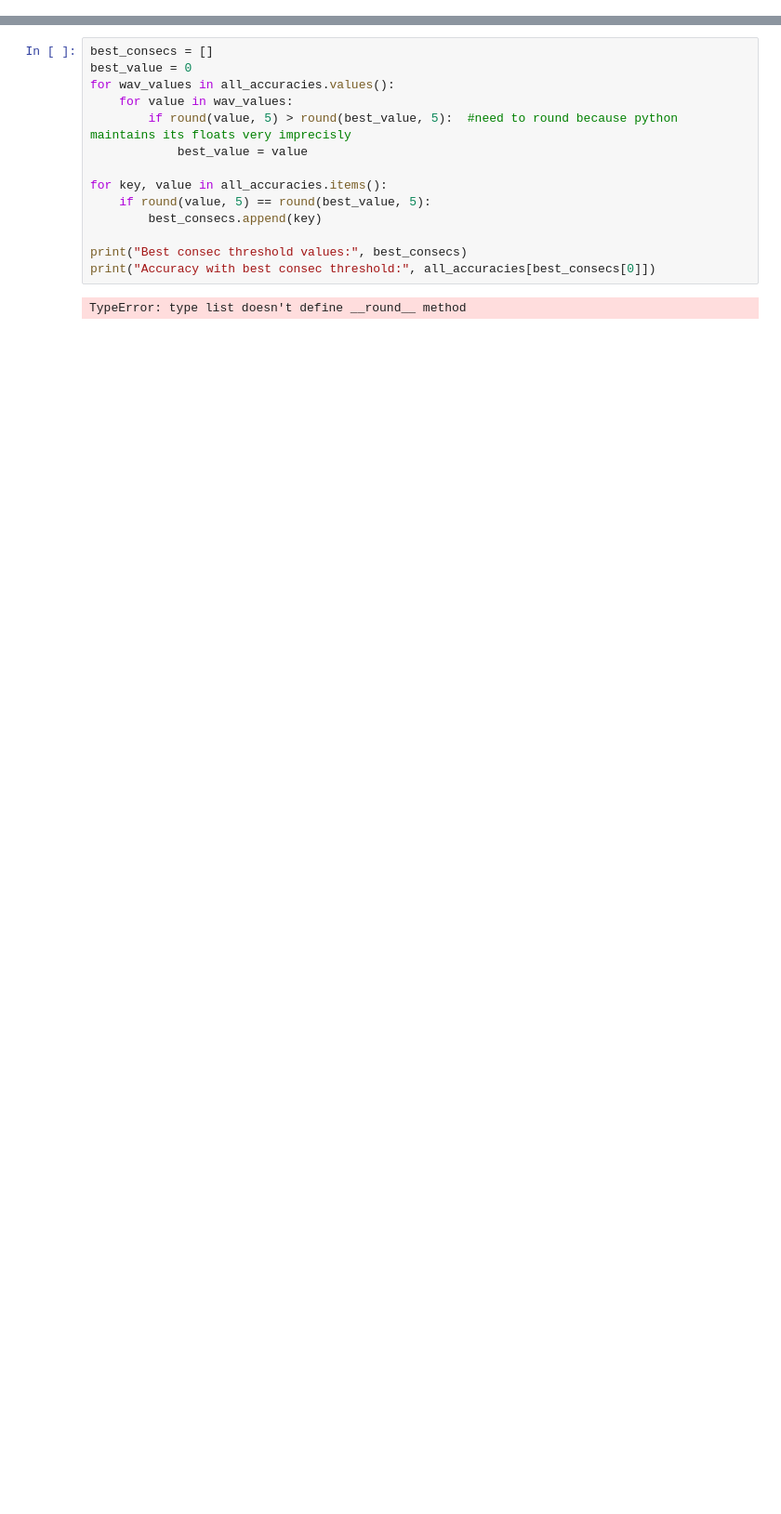
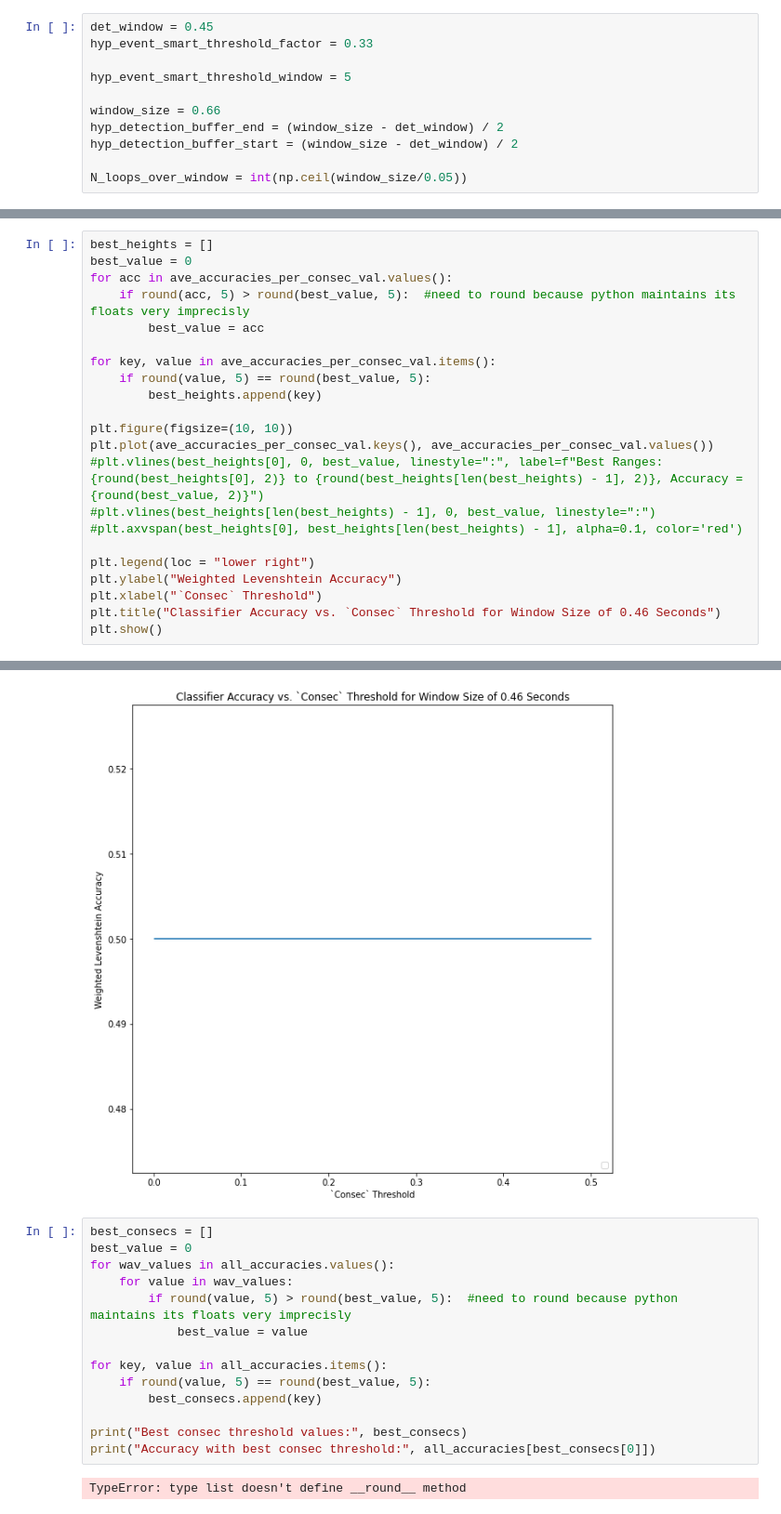
Before and after one commit to BruceWangXD/SpaceInvaders, a Jupyter notebook: notebooks/Zeroes Classifier Consec Optimisation.ipynb, the cells around one changed output, grey strips where cells are left out. Shown: that part at 93% size. Cells and saved outputs as stored; diff of their text form; blank space fills up the shorter version.

```diff
--- a/notebooks/Zeroes Classifier Consec Optimisation.ipynb
+++ b/notebooks/Zeroes Classifier Consec Optimisation.ipynb
@@ -47,4 +123,15 @@ def my_lev_dist(prediction, actual, L_cost = 1.25, R_cost = 1.25, under_score_co
 
 def ts_zero_crossings(x):
     return np.sum(x[0:-1]*x[1::] <= 0)
+# %%
+det_window = 0.45
+hyp_event_smart_threshold_factor = 0.33
+
+hyp_event_smart_threshold_window = 5
+
+window_size = 0.66
+hyp_detection_buffer_end = (window_size - det_window) / 2
+hyp_detection_buffer_start = (window_size - det_window) / 2
+
+N_loops_over_window = int(np.ceil(window_size/0.05))
 # %%
@@ -162,0 +215,23 @@ plt.legend(waves.keys())
+# %%
+best_heights = []
+best_value = 0
+for acc in ave_accuracies_per_consec_val.values():
+    if round(acc, 5) > round(best_value, 5):  #need to round because python maintains its floats very imprecisly
+        best_value = acc
+
+for key, value in ave_accuracies_per_consec_val.items():
+    if round(value, 5) == round(best_value, 5):
+        best_heights.append(key)
+
+plt.figure(figsize=(10, 10))
+plt.plot(ave_accuracies_per_consec_val.keys(), ave_accuracies_per_consec_val.values())
+#plt.vlines(best_heights[0], 0, best_value, linestyle=":", label=f"Best Ranges: {round(best_heights[0], 2)} to {round(best_heights[len(best_heights) - 1], 2)}, Accuracy = {round(best_value, 2)}")
+#plt.vlines(best_heights[len(best_heights) - 1], 0, best_value, linestyle=":")
+#plt.axvspan(best_heights[0], best_heights[len(best_heights) - 1], alpha=0.1, color='red')
+
+plt.legend(loc = "lower right")
+plt.ylabel("Weighted Levenshtein Accuracy")
+plt.xlabel("`Consec` Threshold")
+plt.title("Classifier Accuracy vs. `Consec` Threshold for Window Size of 0.46 Seconds")
+plt.show()
+# %% [output]
@@ -163,3 +239,4 @@ plt.legend(waves.keys())
+[figure, added]
 # %%
 best_consecs = []
 best_value = 0
```
Also changed, not shown: parts of 7 cells of this notebook, 39 other files.
